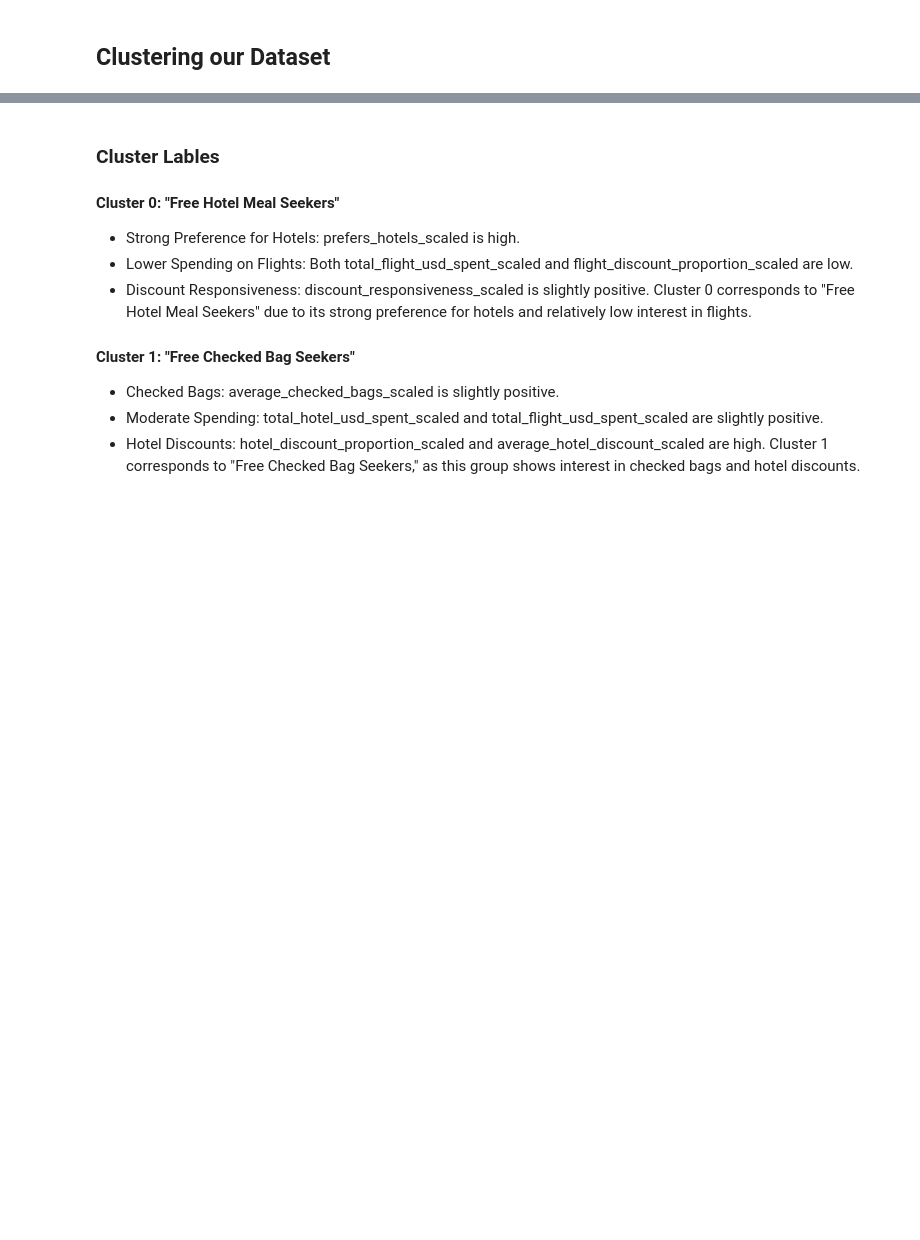
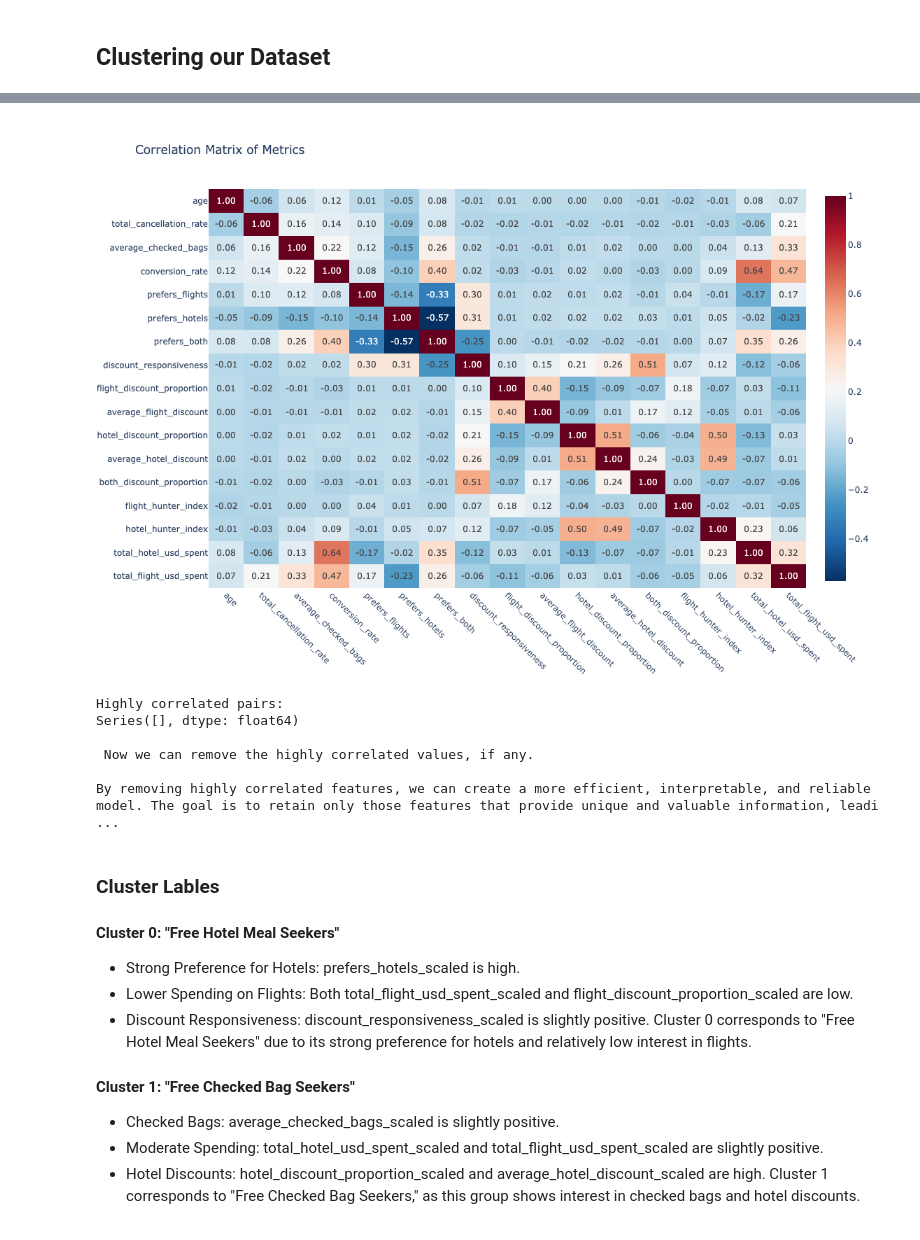
Before and after one commit to sanvichu/Traveltide, a Jupyter notebook: TravelTide.ipynb, the cells around one changed output, grey strips where cells are left out. Saved outputs shown, nothing was run; the diff lists cells and outputs as text; code cells hidden in the pictures; blank space fills up the shorter version.

```diff
--- a/TravelTide.ipynb
+++ b/TravelTide.ipynb
@@ -327,3 +336,68 @@ Tab(children=(Output(), Output(), Output(), Output(), Output()), selected_index=
+# %%
+
+
+
+
+
+correlation_matrix = df[[  'age','total_cancellation_rate', 'average_checked_bags', 'conversion_rate',
+                     'prefers_flights', 'prefers_hotels', 'prefers_both',
+                     'discount_responsiveness', 'flight_discount_proportion','average_flight_discount',
+                     'hotel_discount_proportion', 'average_hotel_discount', 'both_discount_proportion',
+                     'flight_hunter_index', 'hotel_hunter_index',
+                     'total_hotel_usd_spent', 'total_flight_usd_spent'
+                          ]].corr()
+
+# Generate a heatmap for better visual inspection of the correlation matrix
+fig = px.imshow(
+    correlation_matrix,
+    text_auto=".2f",
+    color_continuous_scale='RdBu_r',  # Similar to 'coolwarm'
+    title='Correlation Matrix of Metrics',
+    aspect='auto',  # Adjust the aspect ratio
+)
+
+# Update layout for better appearance
+fig.update_layout(
+    width=1000,  # Adjust width
+    height=800,  # Adjust height
+    xaxis=dict(tickangle=45, tickmode='array'),
+)
+# Save the heatmap to a file for future reference or sharing
+#pio.write_image(fig, '../Images/CorrelationVerification.png', scale=1, width=1654, height=1174)
+
+# Display the heatmap
+fig.show()
+
+# Initialize set to hold pairs to be dropped (upper triangle of the matrix)
+pairs_to_drop = set()
+cols = correlation_matrix.columns
+for i in range(0, correlation_matrix.shape[1]):
+    for j in range(0, i+1):
+        pairs_to_drop.add((cols[i], cols[j]))
+
+# Unstack the correlation matrix and sort by absolute value
+corr_abs_unstacked = correlation_matrix.abs().unstack()
+
+# Drop pairs to get unique (i, j) correlations (avoid redundancy)
+corr_abs_unstacked = corr_abs_unstacked.drop(labels=pairs_to_drop).sort_values(ascending=False)
+
+# Extract highly correlated pairs (absolute value greater than 0.8)
+high_corr = corr_abs_unstacked[corr_abs_unstacked > 0.8]
+
+# Display pairs of highly correlated features
+print("Highly correlated pairs: ")
+print(high_corr)
+# Note that features with high correlation may need to be treated carefully during modeling
+print("\n Now we can remove the highly correlated values, if any.")
+print("\nBy removing highly correlated features, we can create a more efficient, interpretable, and reliable model. The goal is to retain only those features that provide unique and valuable information, leading to better performance and easier interpretation of the model.")
+# %% [output]
+[figure, added]
+Highly correlated pairs:
+Series([], dtype: float64)
+
+ Now we can remove the highly correlated values, if any.
+
+By removing highly correlated features, we can create a more efficient, interpretable, and reliable model. The goal is to retain only those features that provide unique and valuable information, leadi ...
 # %% [markdown]
 ### Cluster Lables
 #### Cluster 0: "Free Hotel Meal Seekers"
```
Also changed, not shown: parts of 6 cells of this notebook.
